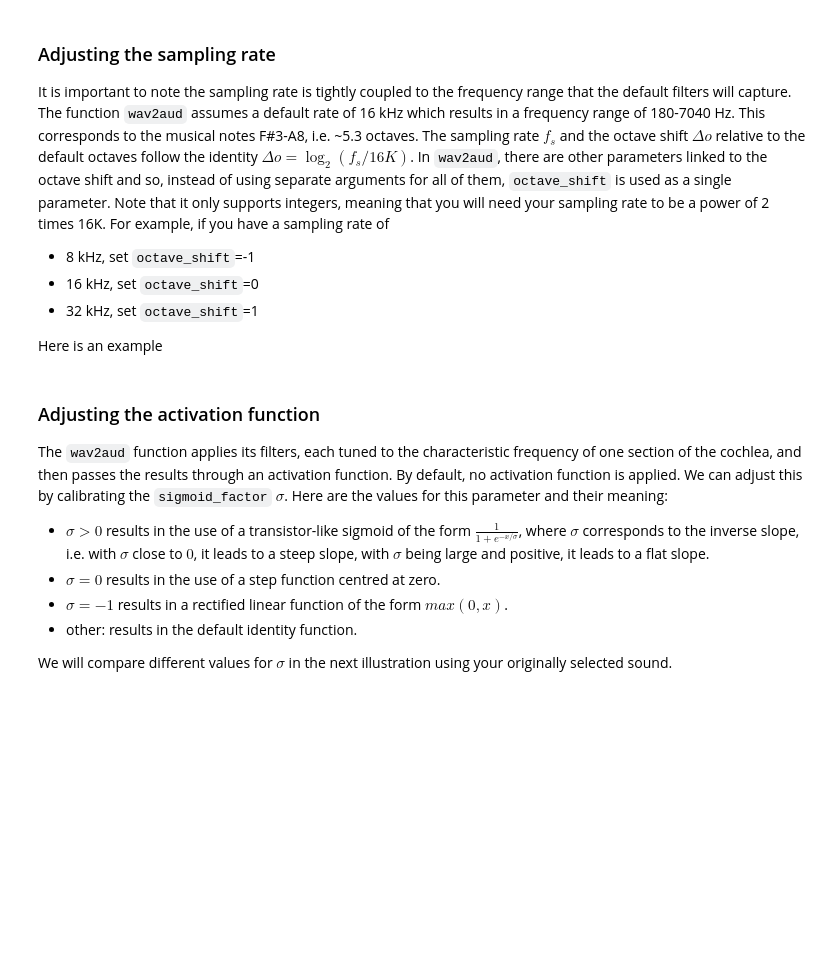
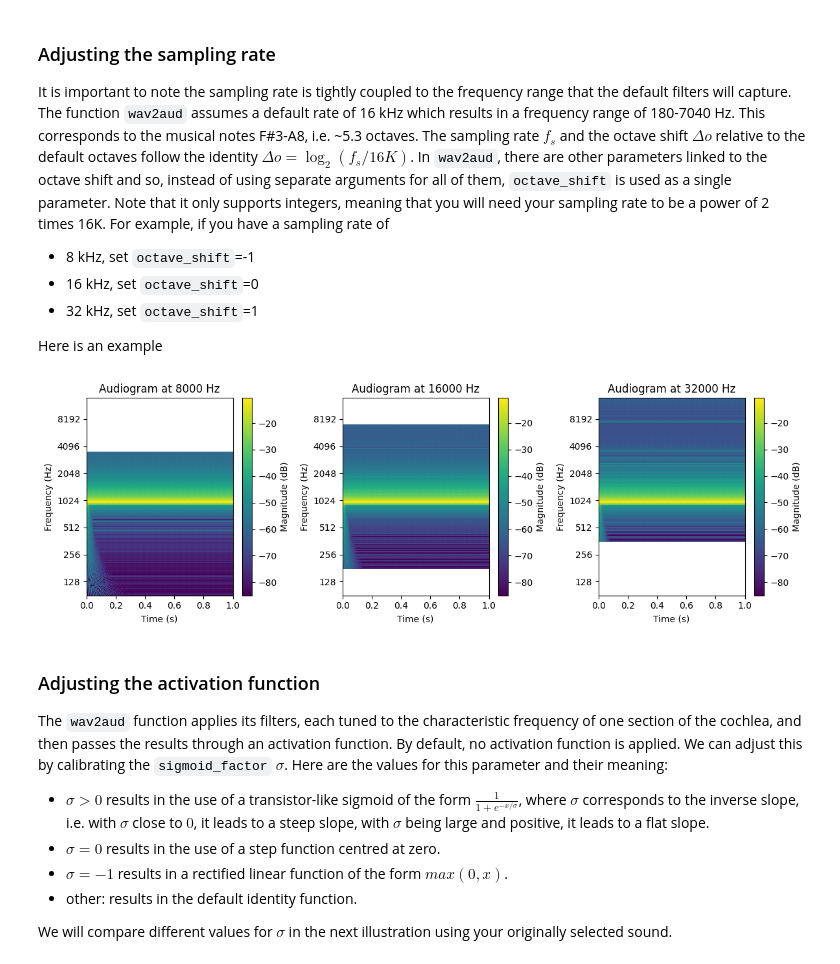
Before and after one commit to ninocapipoca/neural_audio, a Jupyter notebook: tutorials/Tutorial 1 - wav2aud.ipynb, the cells around one changed output. Cells and saved outputs as stored; diff of their text form; code cells hidden in the pictures; blank space fills up the shorter version.

```diff
--- a/tutorials/Tutorial 1 - wav2aud.ipynb
+++ b/tutorials/Tutorial 1 - wav2aud.ipynb
@@ -142,28 +170,32 @@ Here is an example
 # %%
 # Generate a signal at different sampling rates
 note = 1024
 octave_shifts = [-1, 0, 1]  # Generate signals at 8 kHz, 16 kHz and 32 kHz
 time_points_array = [None] * len(octave_shifts)
 frequencies_array = [None] * len(octave_shifts)
 audiogram_array = [None] * len(octave_shifts)
 
 # Compute audiograms
 for o, octave_shift in enumerate(octave_shifts):  # Generate signals at 8 kHz, 16 kHz and 32 kHz
     fs_o = (int)(16000 * 2**octave_shift) # Sampling rate
     t_o = np.linspace(0, 1, fs_o) # Input time points
     waveform_o = np.sin(2 * np.pi * note * t_o)  # 1 second of audio
 
     # Generate audiograms for each signal
     time_points_array[o], frequencies_array[o], audiogram_array[o]  = wav2aud(waveform_o, octave_shift=octave_shift)
 
 # Plot audiograms for each signal
 plt.figure(figsize=(12,4))
 for o, octave_shift in enumerate([-1, 0, 1]):
     plt.subplot(1, len(octave_shifts), o + 1)
     fs_o = (int)(16000 * 2**octave_shift)
-    plot_matrix(matrix=audiogram_array[o], time_points=time_points_array[o], frequencies=frequencies_array[o], ylim=[frequencies_array[0][0], frequencies_array[-1][-1]],  title=f"Audiogram at {fs_o} Hz")
+    # color scale clipped to -85db for comparability
+    plot_spectrogram(matrix=audiogram_array[o], time_points=time_points_array[o], frequencies=frequencies_array[o], title=f"Audiogram at {fs_o} Hz", vmin=-85)
+    plt.ylim(frequencies_array[0][0], frequencies_array[-1][-1])  # one shared range so the shift in the band is visible
 plt.tight_layout()
 plt.show()
+# %% [output]
+[figure, added]
 # %% [markdown]
 ### Adjusting the activation function
 The `wav2aud` function applies its filters, each tuned to the characteristic frequency of one section of the cochlea, and then passes the results through an activation function. By default, no activation function is applied. We can adjust this by calibrating the `sigmoid_factor` $\sigma$. Here are the values for this parameter and their meaning:
```
Also changed, not shown: parts of 9 cells of this notebook, 4 other files.
